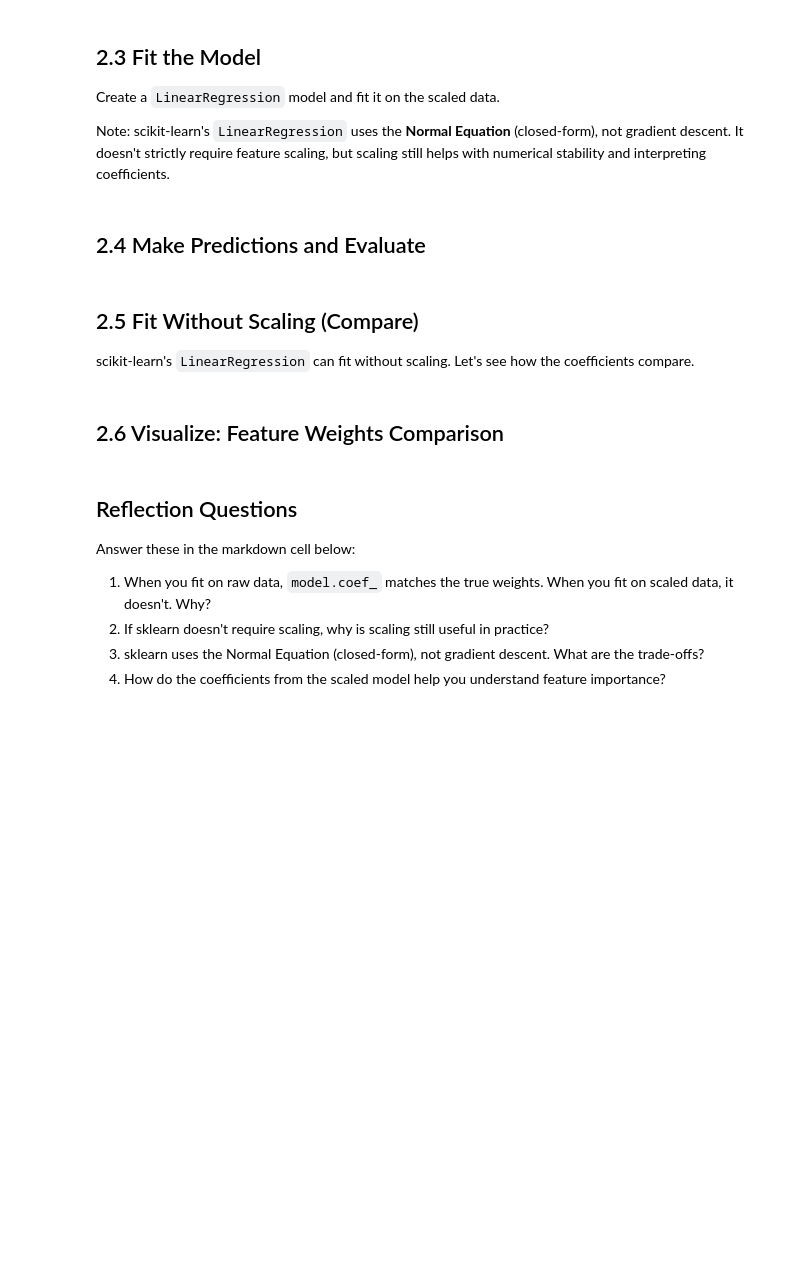
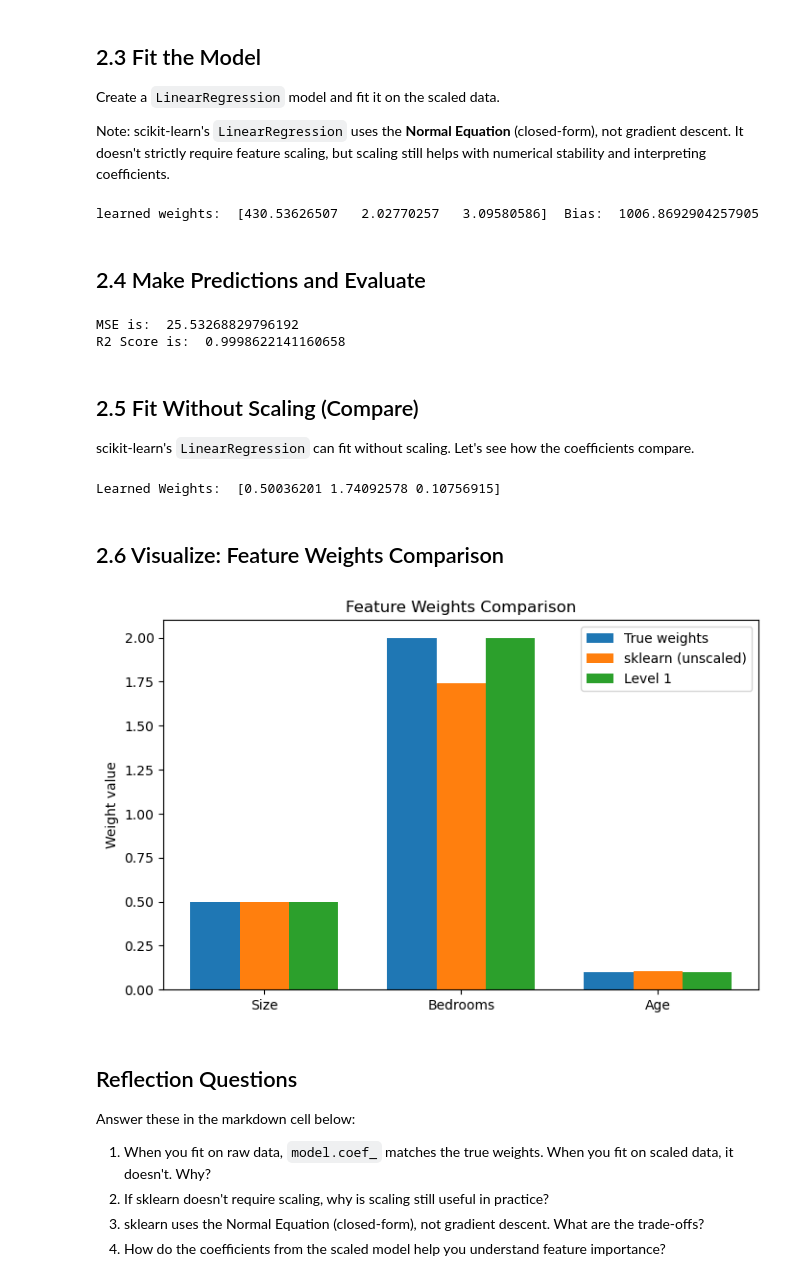
Before and after one commit to Graceliying82/ml_playground, a Jupyter notebook: notebooks/02_multiple_regression/multiple_regression_sklearn.ipynb, the cells around one changed output. Drawn from its saved outputs; the diff is of its cells as text; code cells hidden in the pictures; blank space fills up the shorter version.

Commit message:
Add Level 1 and level 2 answer for multiple regression

```diff
--- a/notebooks/02_multiple_regression/multiple_regression_sklearn.ipynb
+++ b/notebooks/02_multiple_regression/multiple_regression_sklearn.ipynb
@@ -61,9 +64,14 @@ In Level 1, you implemented z-score normalization manually. scikit-learn provide
 
 **Important**: Fit the scaler on training data only, then use `transform()` on both train and test data.
 # %%
-# TODO: Scale features using StandardScaler
 # Step 1: Create a StandardScaler instance
 # Step 2: Fit and transform X_train using fit_transform()
 # Step 3: Print the mean and std before/after scaling
 
-raise NotImplementedError("Implement feature scaling with StandardScaler")
+scaler = StandardScaler()
+
+print("Before scaling — mean:", X_train.mean(axis=0), "std:", X_train.std(axis=0))
+X_train_scale = scaler.fit_transform(X_train)
+
+print("After scaling X_train — mean:", X_train.mean(axis=0), "std:", X_train.std(axis=0))
+print("After scaling X_train_scale — mean:", X_train_scale.mean(axis=0), "std:", X_train_scale.std(axis=0))
@@ -74,46 +86,82 @@ Create a `LinearRegression` model and fit it on the scaled data.
 
 Note: scikit-learn's `LinearRegression` uses the **Normal Equation** (closed-form), not gradient descent. It doesn't strictly require feature scaling, but scaling still helps with numerical stability and interpreting coefficients.
 # %%
-# TODO: Create and fit a LinearRegression model
 # Step 1: Create a LinearRegression instance
 # Step 2: Fit on X_train_scaled and y_train
 # Step 3: Print the learned weights (model.coef_) and bias (model.intercept_)
 
-raise NotImplementedError("Implement model fitting")
+model = LinearRegression()
+
+model.fit(X_train_scale, y_train)
+
+print("learned weights: ", model.coef_, " Bias: ", model.intercept_)
+# %% [output]
+learned weights:  [430.53626507   2.02770257   3.09580586]  Bias:  1006.8692904257905
 # %% [markdown]
 ## 2.4 Make Predictions and Evaluate
 # %%
-# TODO: Make predictions and compute metrics
 # Step 1: Predict using model.predict(X_train_scaled)
 # Step 2: Compute MSE using mean_squared_error()
 # Step 3: Compute R² using r2_score()
 # Step 4: Print the metrics
 
-raise NotImplementedError("Implement predictions and evaluation")
+predict_x = model.predict(X_train_scale)
+mse = mean_squared_error(y_train, predict_x)
+r_square = r2_score((y_train), predict_x)
+print("MSE is: ", mse)
+print("R2 Score is: ", r_square)
+# %% [output]
+MSE is:  25.53268829796192
+R2 Score is:  0.9998622141160658
 # %% [markdown]
 ## 2.5 Fit Without Scaling (Compare)
 
 scikit-learn's `LinearRegression` can fit without scaling. Let's see how the coefficients compare.
 # %%
-# TODO: Fit LinearRegression on raw (unscaled) X_train
 # Step 1: Create a new LinearRegression and fit on X_train (raw)
 # Step 2: Print the learned weights — they should be close to w_true!
 # Step 3: Compare with the scaled version's weights
 
-raise NotImplementedError("Implement unscaled model for comparison")
+model2 = LinearRegression()
+
+model2.fit(X_train, y_train)
+
+print("Learned Weights: ", model2.coef_)
+# %% [output]
+Learned Weights:  [0.50036201 1.74092578 0.10756915]
 # %% [markdown]
 ## 2.6 Visualize: Feature Weights Comparison
 # %%
-# TODO: Create a bar chart comparing:
 # 1. True weights (w_true)
 # 2. sklearn weights (unscaled model — should match true weights)
 # 3. Your Level 1 weights (copy from your Level 1 results)
 #
 # Hint: Use plt.bar() with different x positions for each group
 
+
+
 feature_names = ["Size", "Bedrooms", "Age"]
 
+w_sklearn = model2.coef_                    # unscaled sklearn weights from 2.5
+w_level1 = np.array([0.5, 2.0, 0.1])       # replace with your Level 1 unscaled weights if you have them
+
+x = np.arange(len(feature_names))
+width = 0.25
+
+plt.figure(figsize=(8, 5))
+plt.bar(x - width, w_true,    width, label="True weights")
+plt.bar(x,         w_sklearn,  width, label="sklearn (unscaled)")
+plt.bar(x + width, w_level1,  width, label="Level 1")
+
+plt.xticks(x, feature_names)
+plt.ylabel("Weight value")
+plt.title("Feature Weights Comparison")
+plt.legend()
+plt.show()
+
 # Your visualization code here...
+# %% [output]
+[figure, added]
 # %% [markdown]
 ## Reflection Questions
 
```
Also changed, not shown: parts of 2 cells of this notebook.
